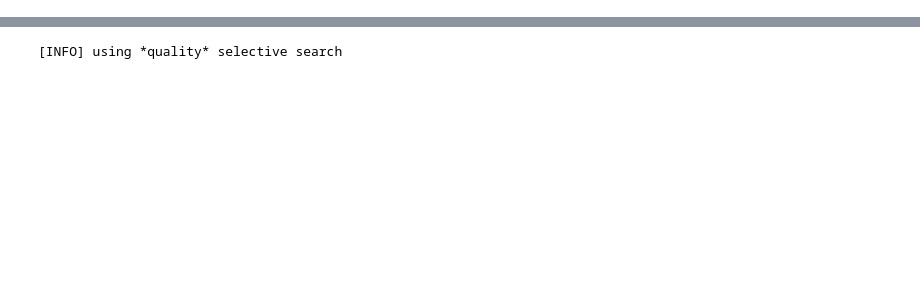
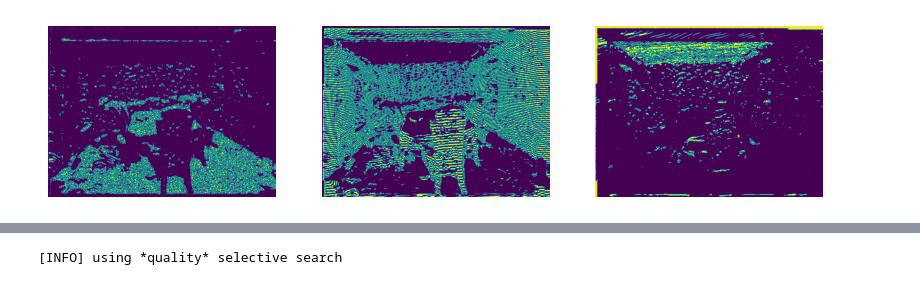
Before and after one commit to ek234/RCNN-depth-py, a Jupyter notebook: region_proposal/selectivesearch.ipynb, the cells around one changed output, grey strips where cells are left out. Drawn from its saved outputs; the diff is of its cells as text; code cells hidden in the pictures; blank space fills up the shorter version.

```diff
--- a/region_proposal/selectivesearch.ipynb
+++ b/region_proposal/selectivesearch.ipynb
@@ -81,3 +79,18 @@ for i in range(height):
        x = (j - CX_DEPTH) * z / FX_DEPTH
        y = (i - CY_DEPTH) * z / FY_DEPTH
        image_xyz[i][j] = [x, y, z]
+# %%
+down = image_hha[:, :, 0] < 255/3
+horiz = ( 255/3 <= image_hha[:, :, 0] ) & ( image_hha[:, :, 0] < 2*255/3 )
+up = 2*255/3 <= image_hha[:, :, 0]
+
+_, subplts = plt.subplots(1, 3, figsize=(10, 10))
+subplts[0].imshow(image_hha[:, :, 0] & down)
+subplts[0].axis('off')
+subplts[1].imshow(image_hha[:, :, 1] & horiz)
+subplts[1].axis('off')
+subplts[2].imshow(image_hha[:, :, 2] & up)
+subplts[2].axis('off')
+plt.show()
+# %% [output]
+[figure, added]
```
Also changed, not shown: parts of 9 cells of this notebook.
